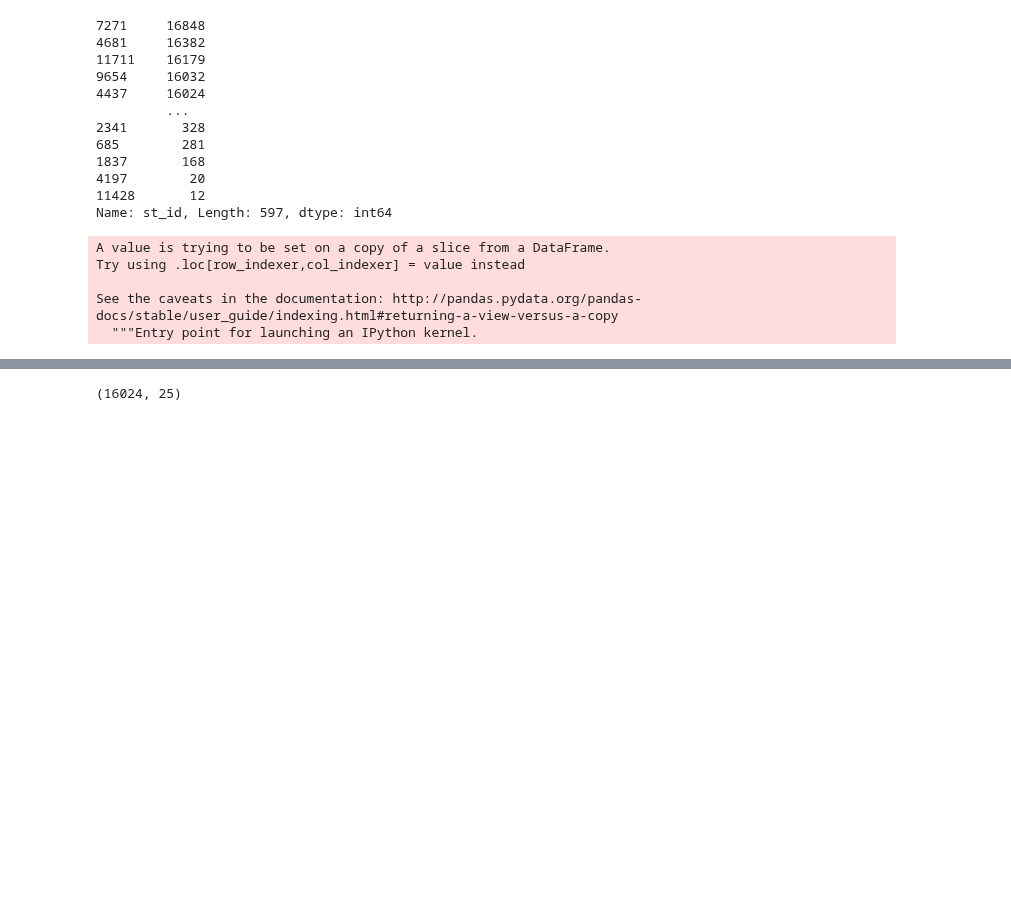
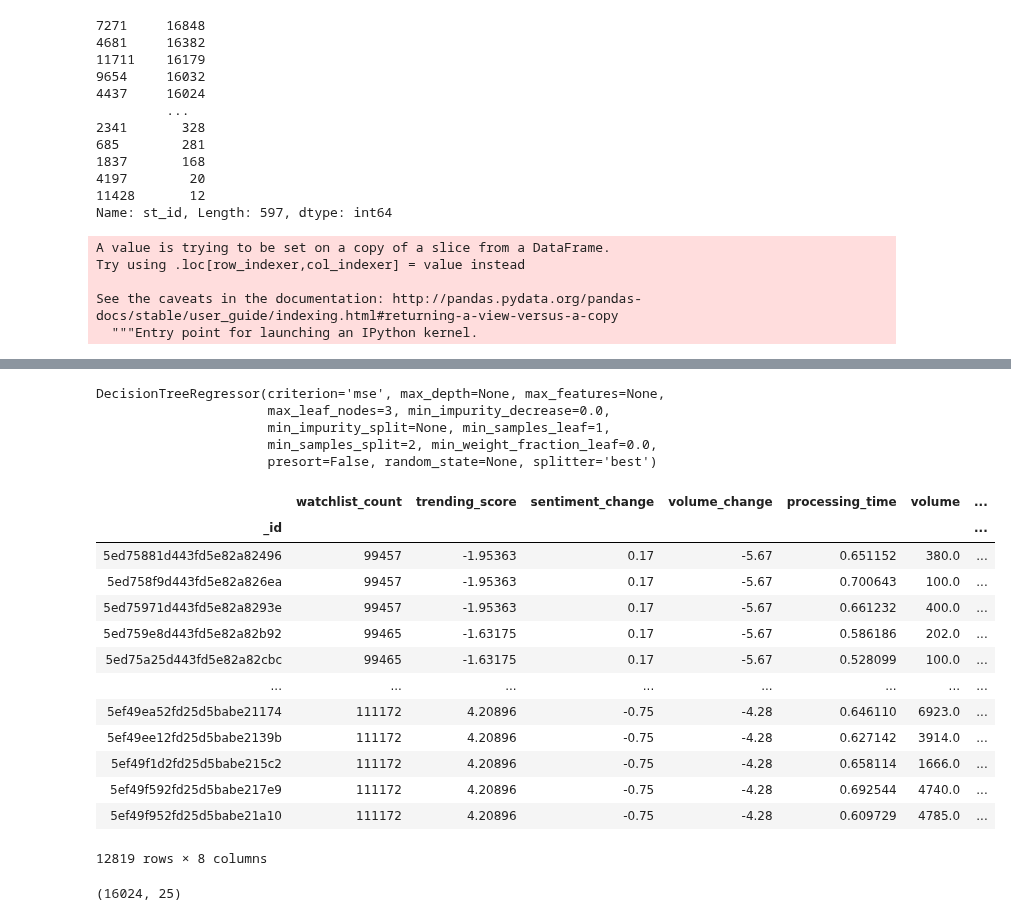
Before and after one commit to jcanque777/stock_market_data_prediction, a Jupyter notebook: test_models.ipynb, the cells around one changed output, grey strips where cells are left out. Saved outputs shown, nothing was run; the diff lists cells and outputs as text; code cells hidden in the pictures; blank space fills up the shorter version.

Commit message:
trained and tested dt model for boeing

```diff
--- a/test_models.ipynb
+++ b/test_models.ipynb
@@ -2258,6 +2261,9 @@ all_stocks_intraday_df['st_id'].value_counts()
 Name: st_id, Length: 597, dtype: int64
 # %%
 ba_df = all_stocks_intraday_df[all_stocks_intraday_df['st_id'] == 4437]
+# %%
+ba_df = deepcopy(all_stocks_intraday_df[all_stocks_intraday_df['st_id'] == 4437])
+ba_df = preprocess_dataframe(ba_df)
 # %%
 ba_df['Date'] = pd.to_datetime(ba_df['Date'])
 # %% [output]
@@ -2299,0 +2336,8 @@ print_cv_results(ccl_MSE_s, ccl_y_test_mean, ccl_y_test_std)
+# %%
+reg_tree.fit(X_train, y_train)
+# %% [output]
+DecisionTreeRegressor(criterion='mse', max_depth=None, max_features=None,
+                      max_leaf_nodes=3, min_impurity_decrease=0.0,
+                      min_impurity_split=None, min_samples_leaf=1,
+                      min_samples_split=2, min_weight_fraction_leaf=0.0,
+                      presort=False, random_state=None, splitter='best')
@@ -2299,0 +2346,17 @@ print_cv_results(ccl_MSE_s, ccl_y_test_mean, ccl_y_test_std)
+# %%
+ba_df_train[cols_to_use]
+# %% [output]
+|  | watchlist_count | trending_score | sentiment_change | volume_change | processing_time | volume | ... |
+| _id |  |  |  |  |  |  | ... |
+| 5ed75881d443fd5e82a82496 | 99457 | -1.95363 | 0.17 | -5.67 | 0.651152 | 380.0 | ... |
+| 5ed758f9d443fd5e82a826ea | 99457 | -1.95363 | 0.17 | -5.67 | 0.700643 | 100.0 | ... |
+| 5ed75971d443fd5e82a8293e | 99457 | -1.95363 | 0.17 | -5.67 | 0.661232 | 400.0 | ... |
+| 5ed759e8d443fd5e82a82b92 | 99465 | -1.63175 | 0.17 | -5.67 | 0.586186 | 202.0 | ... |
+| 5ed75a25d443fd5e82a82cbc | 99465 | -1.63175 | 0.17 | -5.67 | 0.528099 | 100.0 | ... |
+| ... | ... | ... | ... | ... | ... | ... | ... |
+| 5ef49ea52fd25d5babe21174 | 111172 | 4.20896 | -0.75 | -4.28 | 0.646110 | 6923.0 | ... |
+| 5ef49ee12fd25d5babe2139b | 111172 | 4.20896 | -0.75 | -4.28 | 0.627142 | 3914.0 | ... |
+| 5ef49f1d2fd25d5babe215c2 | 111172 | 4.20896 | -0.75 | -4.28 | 0.658114 | 1666.0 | ... |
+| 5ef49f592fd25d5babe217e9 | 111172 | 4.20896 | -0.75 | -4.28 | 0.692544 | 4740.0 | ... |
+| 5ef49f952fd25d5babe21a10 | 111172 | 4.20896 | -0.75 | -4.28 | 0.609729 | 4785.0 | ... |
+12819 rows × 8 columns
```
Also changed, not shown: parts of 14 cells of this notebook.
